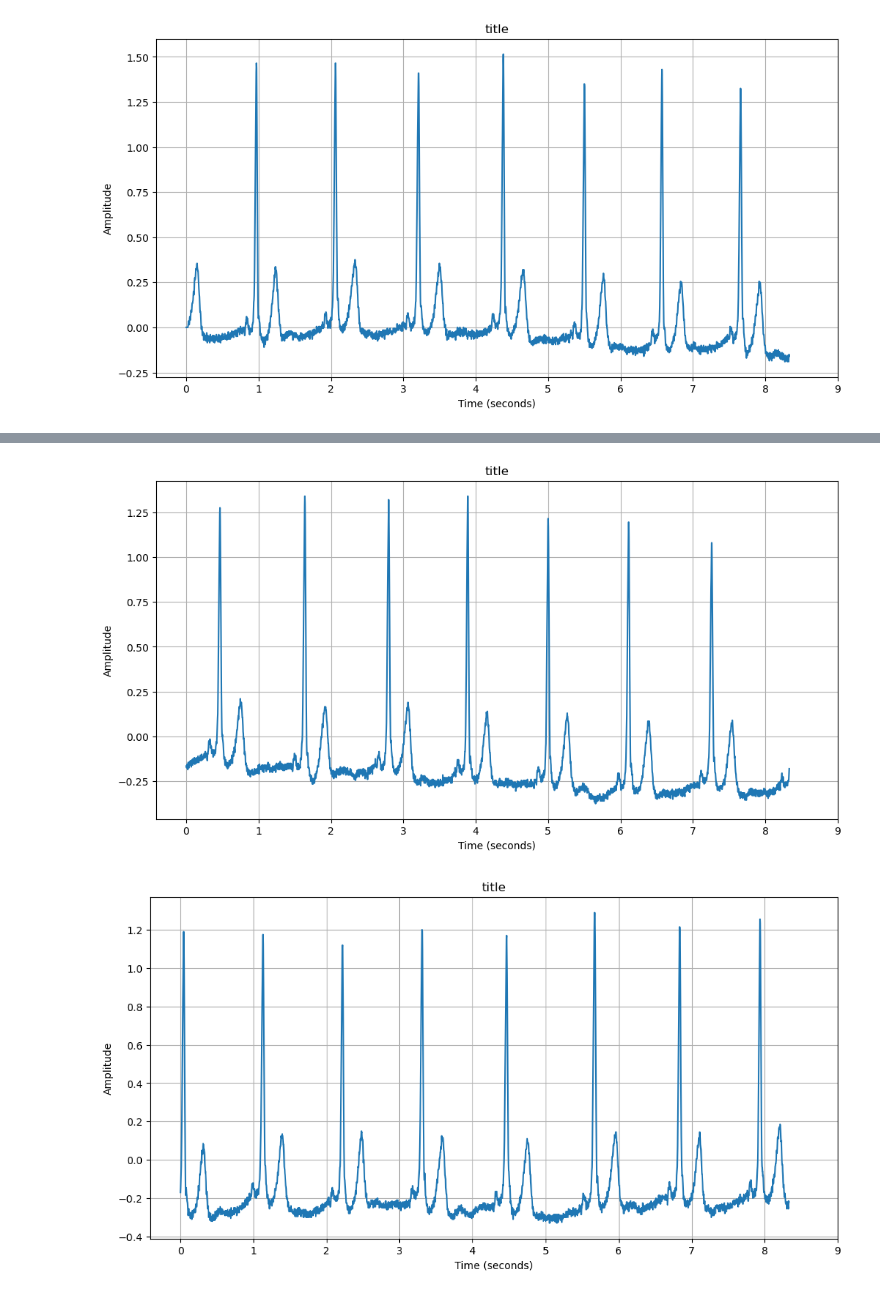
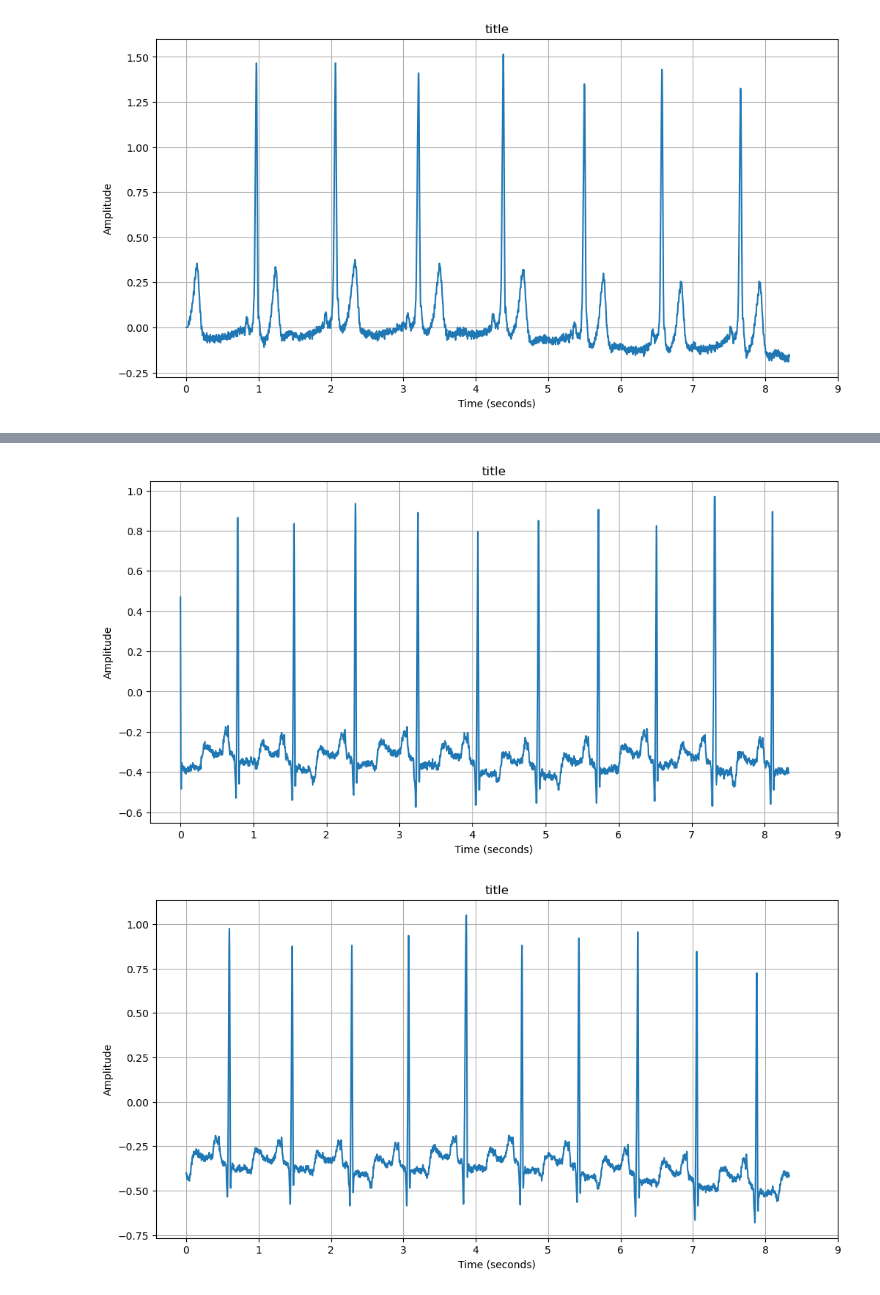
Before and after one commit to Mahmoud-albisary/Automatic-Detection-of-Heart-Arrhythmias-from-ECG-Signals, a Jupyter notebook: file.ipynb, the cells around one changed output, grey strips where cells are left out. Drawn from its saved outputs; the diff is of its cells as text; code cells hidden in the pictures.

```diff
--- a/file.ipynb
+++ b/file.ipynb
@@ -102,7 +104,7 @@ def get_annotations(file):
 # %%
 start = 0
 for i in range(5):
-    signals, titles = get_samples('202', start = start)
+    signals, titles = get_samples('100', start = start)
     start += len(signals[:, 0])
     plt.figure(figsize=(12, 6))
     plt.plot(time,signals[:, 0])
@@ -110,5 +112,6 @@ for i in range(5):
     plt.xlabel("Time (seconds)")
     plt.ylabel("Amplitude")
     plt.xticks(np.arange(0, 10, step=1))
+
     plt.grid(True)
 # %% [output]
@@ -116,2 +119,2 @@ for i in range(5):
-[figure, old version]
+[figure, new version]
-[figure, old version]
+[figure, new version]
```
Also changed, not shown: parts of 6 cells of this notebook.
